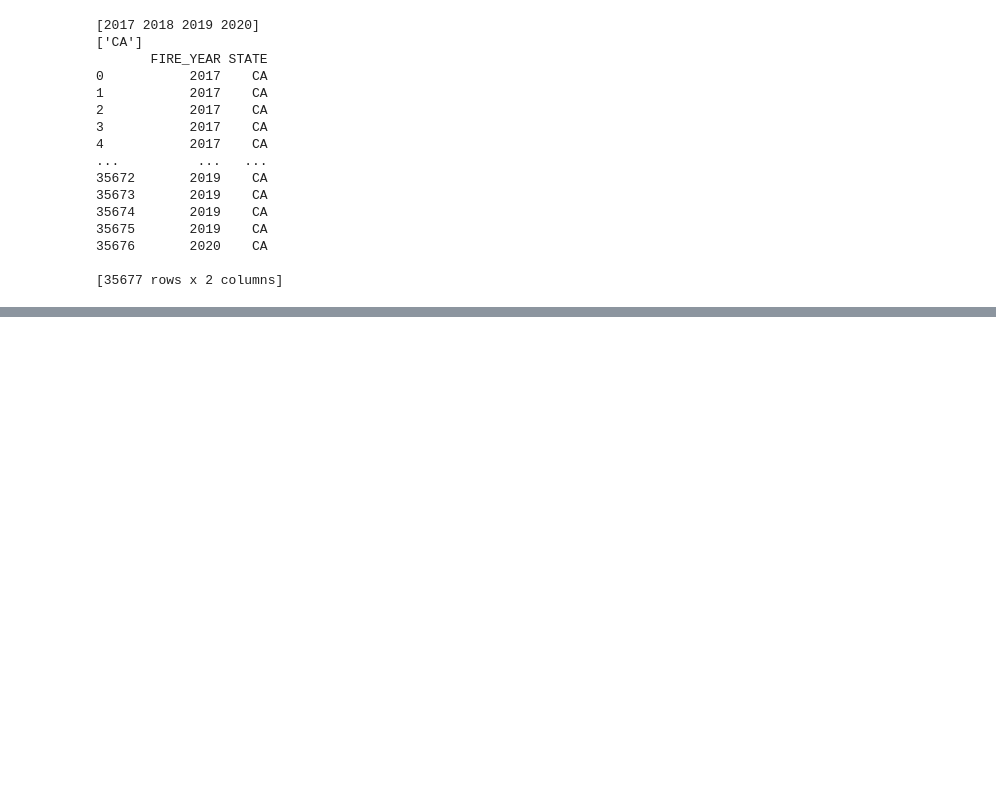
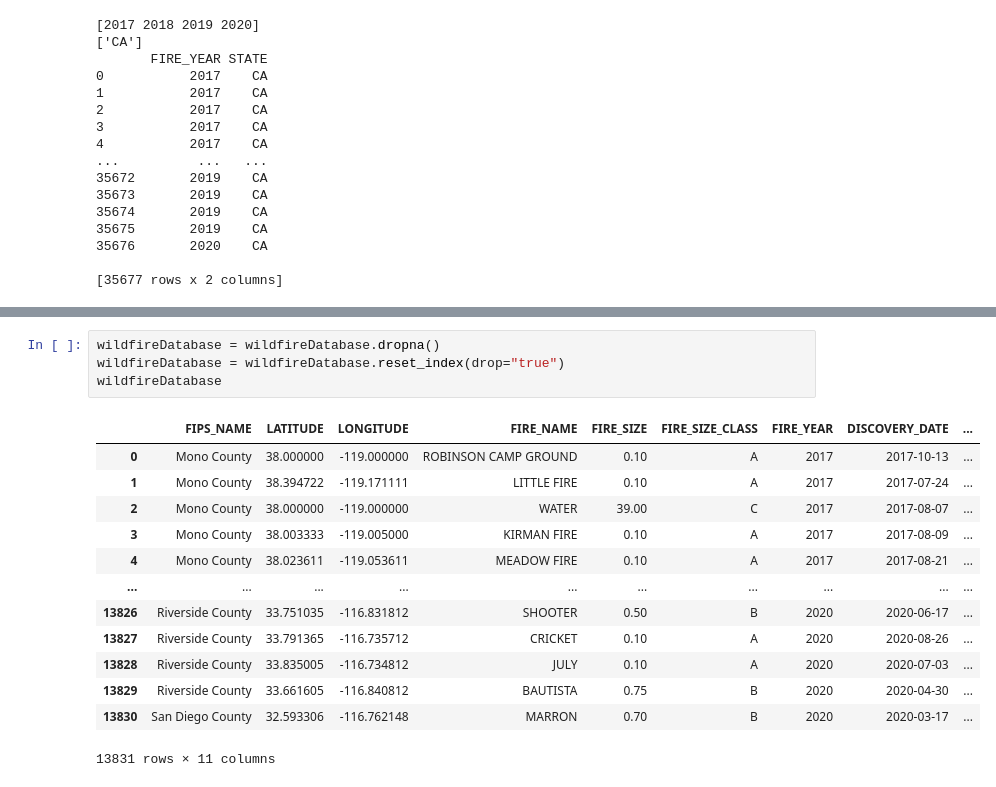
Before and after one commit to kendraliu/California-4-Year-Wildfires-Dashboard, a Jupyter notebook: TempName.ipynb, the cells around one changed output, grey strips where cells are left out. Cells and saved outputs as stored; diff of their text form; blank space fills up the shorter version.

```diff
--- a/TempName.ipynb
+++ b/TempName.ipynb
@@ -68,0 +164,18 @@ print(database[["FIRE_YEAR", "STATE"]])
+# %%
+wildfireDatabase = wildfireDatabase.dropna()
+wildfireDatabase = wildfireDatabase.reset_index(drop="true")
+wildfireDatabase
+# %% [output]
+|  | FIPS_NAME | LATITUDE | LONGITUDE | FIRE_NAME | FIRE_SIZE | FIRE_SIZE_CLASS | FIRE_YEAR | DISCOVERY_DATE | ... |
+| 0 | Mono County | 38.000000 | -119.000000 | ROBINSON CAMP GROUND | 0.10 | A | 2017 | 2017-10-13 | ... |
+| 1 | Mono County | 38.394722 | -119.171111 | LITTLE FIRE | 0.10 | A | 2017 | 2017-07-24 | ... |
+| 2 | Mono County | 38.000000 | -119.000000 | WATER | 39.00 | C | 2017 | 2017-08-07 | ... |
+| 3 | Mono County | 38.003333 | -119.005000 | KIRMAN FIRE | 0.10 | A | 2017 | 2017-08-09 | ... |
+| 4 | Mono County | 38.023611 | -119.053611 | MEADOW FIRE | 0.10 | A | 2017 | 2017-08-21 | ... |
+| ... | ... | ... | ... | ... | ... | ... | ... | ... | ... |
+| 13826 | Riverside County | 33.751035 | -116.831812 | SHOOTER | 0.50 | B | 2020 | 2020-06-17 | ... |
+| 13827 | Riverside County | 33.791365 | -116.735712 | CRICKET | 0.10 | A | 2020 | 2020-08-26 | ... |
+| 13828 | Riverside County | 33.835005 | -116.734812 | JULY | 0.10 | A | 2020 | 2020-07-03 | ... |
+| 13829 | Riverside County | 33.661605 | -116.840812 | BAUTISTA | 0.75 | B | 2020 | 2020-04-30 | ... |
+| 13830 | San Diego County | 32.593306 | -116.762148 | MARRON | 0.70 | B | 2020 | 2020-03-17 | ... |
+13831 rows × 11 columns
```
Also changed, not shown: parts of 9 cells of this notebook, 2 other files.
